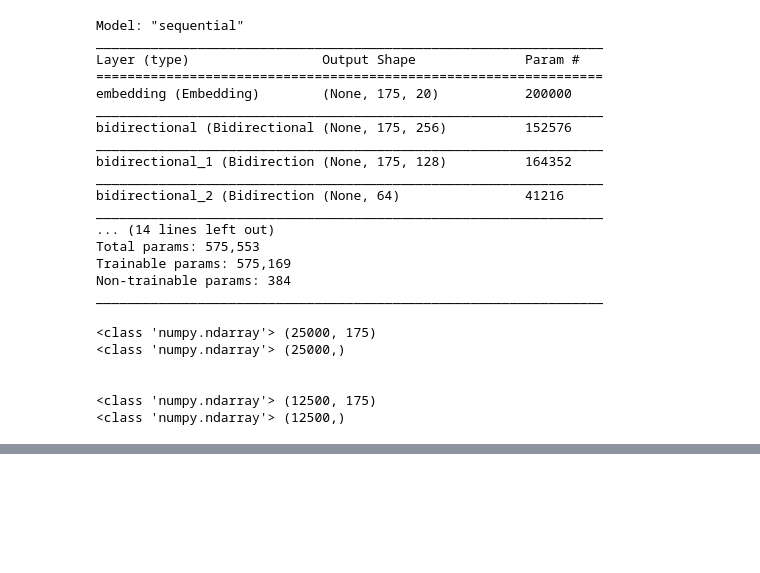
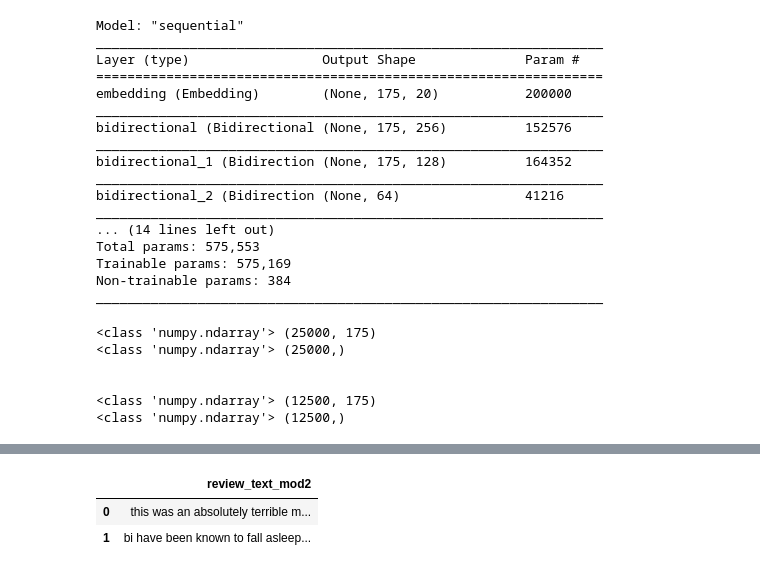
Before and after one commit to DipakBagal/Sentiment-Analysis-UserReviews, a Jupyter notebook: IMDB_Reviews_DeepLearning_(v2).ipynb, the cells around one changed output, grey strips where cells are left out. Cells and saved outputs as stored; diff of their text form; code cells hidden in the pictures; blank space fills up the shorter version.

```diff
--- a/IMDB_Reviews_DeepLearning_(v2).ipynb
+++ b/IMDB_Reviews_DeepLearning_(v2).ipynb
@@ -465,0 +701,21 @@ WARNING:tensorflow:Error in loading the saved optimizer state. As a result, your
+# %%
+# WRITING A FUNCTION TO CLEAN THE ABOVE INCONSISTENCIES
+# AUTHOR: CRISTOF HENKEL, https://www.kaggle.com/christofhenkel/how-to-preprocessing-when-using-embeddings
+
+
+import re
+
+def _get_mispell(mispell_dict):
+    mispell_re = re.compile('(%s)' % '|'.join(mispell_dict.keys()))
+    return mispell_dict, mispell_re
+
+
+mispellings, mispellings_re = _get_mispell(mispell_dict)
+
+
+
+def replace_typical_misspell(text):
+    def replace(match):
+        return mispellings[match.group(0)]
+
+    return mispellings_re.sub(replace, text)
@@ -465,0 +733,5 @@ WARNING:tensorflow:Error in loading the saved optimizer state. As a result, your
+# %%
+# IMPLEMENTING THE FUNCTION FOR TRAINING AND TEST SETS
+
+X_train_pd["review_text_mod2"] = X_train_pd["review_text_mod"].progress_apply(lambda x: replace_typical_misspell(x))
+X_test_pd["review_text_mod2"] = X_test_pd["review_text_mod"].progress_apply(lambda x: replace_typical_misspell(x))
@@ -465,0 +742,9 @@ WARNING:tensorflow:Error in loading the saved optimizer state. As a result, your
+# %%
+X_train_pd2 = X_train_pd[['review_text_mod2']].copy()
+X_test_pd2 = X_test_pd[['review_text_mod2']].copy()
+# %%
+X_train_pd2.head(2)
+# %% [output]
+|  | review_text_mod2 |
+| 0 | this was an absolutely terrible m... |
+| 1 | bi have been known to fall asleep... |
```
Also changed, not shown: parts of 53 cells of this notebook.
